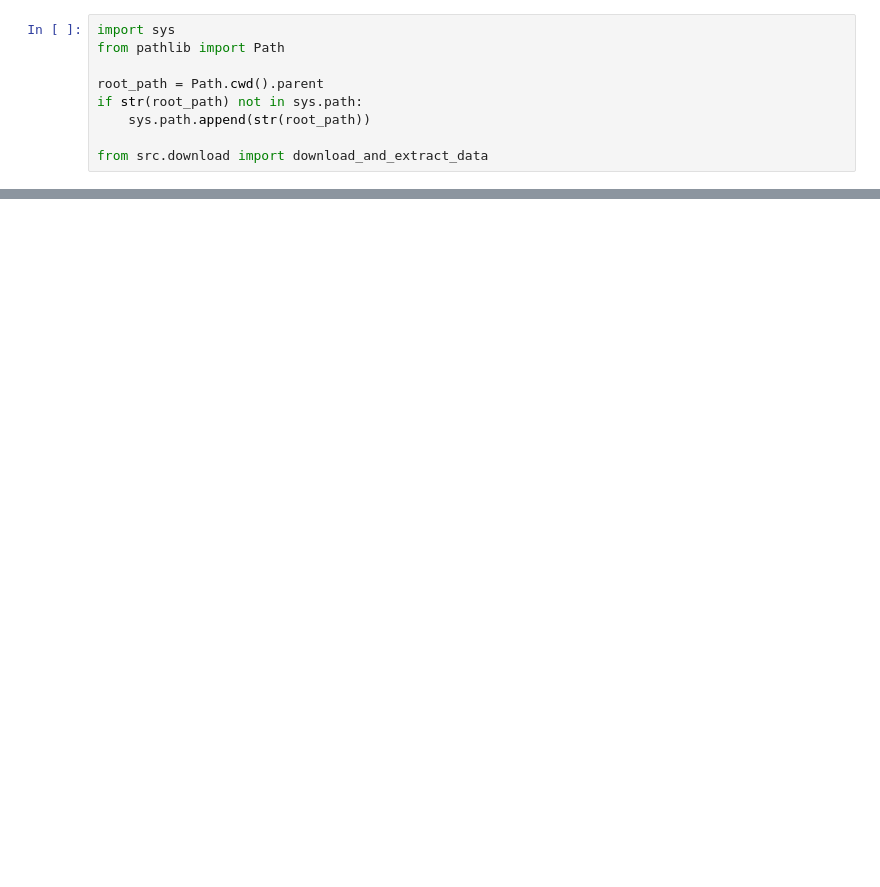
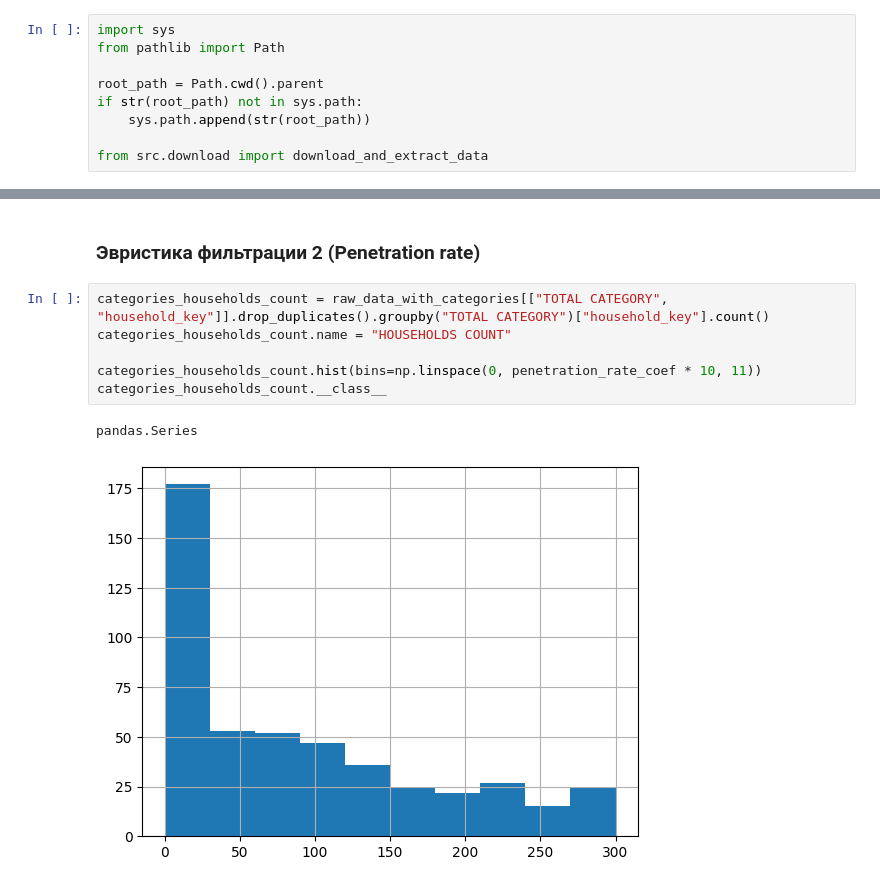
Before and after one commit to SanchukS/Course-Work-Spring-2026, a Jupyter notebook: notebooks/data-pipeline.ipynb, the cells around one changed output, grey strips where cells are left out. Saved outputs shown, nothing was run; the diff lists cells and outputs as text; blank space fills up the shorter version.

```diff
--- a/notebooks/data-pipeline.ipynb
+++ b/notebooks/data-pipeline.ipynb
@@ -30,0 +199,11 @@ Dataset URL: https://www.kaggle.com/datasets/frtgnn/dunnhumby-the-complete-journ
+# %% [markdown]
+### Эвристика фильтрации 2 (Penetration rate)
+# %%
+categories_households_count = raw_data_with_categories[["TOTAL CATEGORY", "household_key"]].drop_duplicates().groupby("TOTAL CATEGORY")["household_key"].count()
+categories_households_count.name = "HOUSEHOLDS COUNT"
+
+categories_households_count.hist(bins=np.linspace(0, penetration_rate_coef * 10, 11))
+categories_households_count.__class__
+# %% [output]
+pandas.Series
+[figure, added]
```
Also changed, not shown: parts of 45 cells of this notebook.
